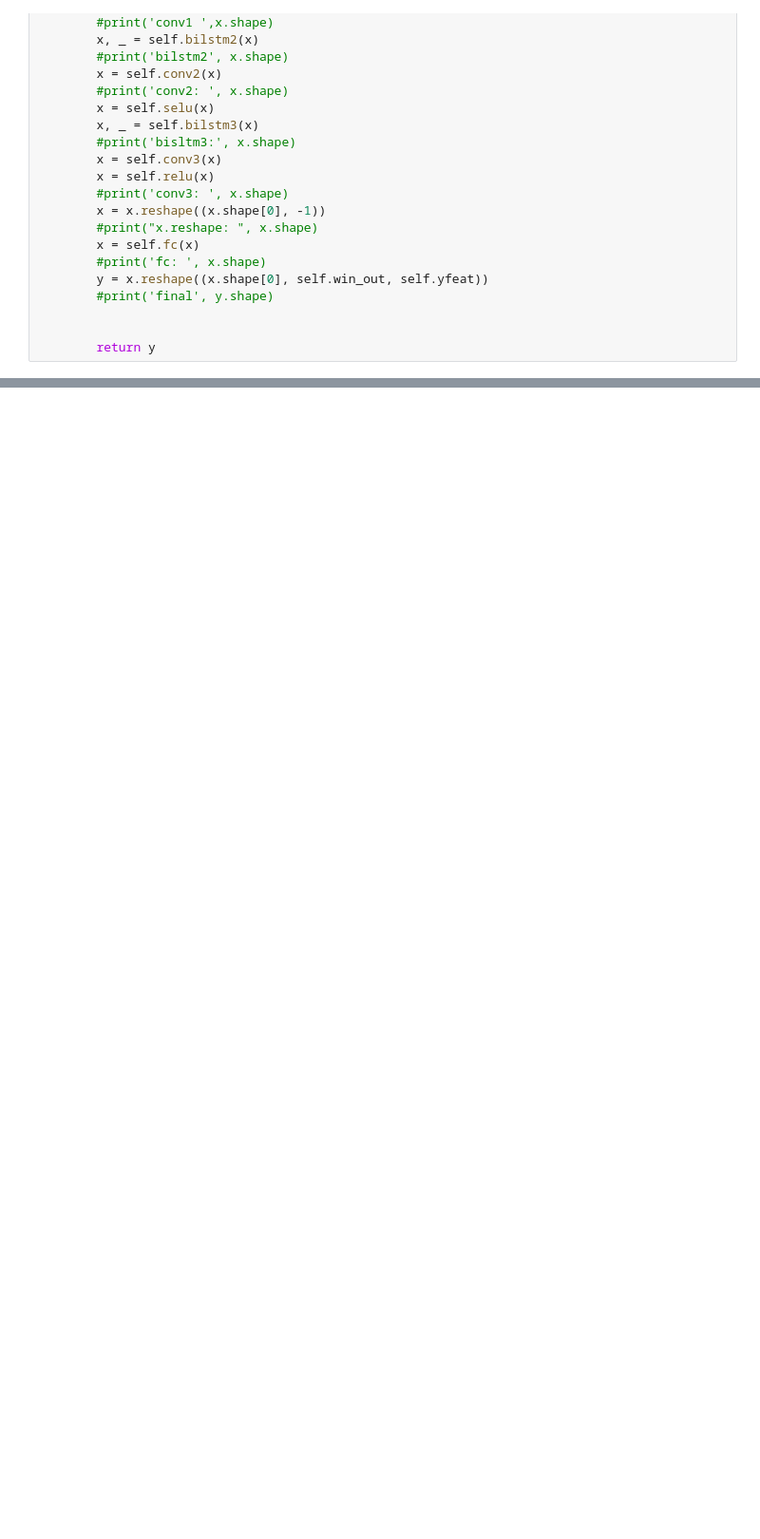
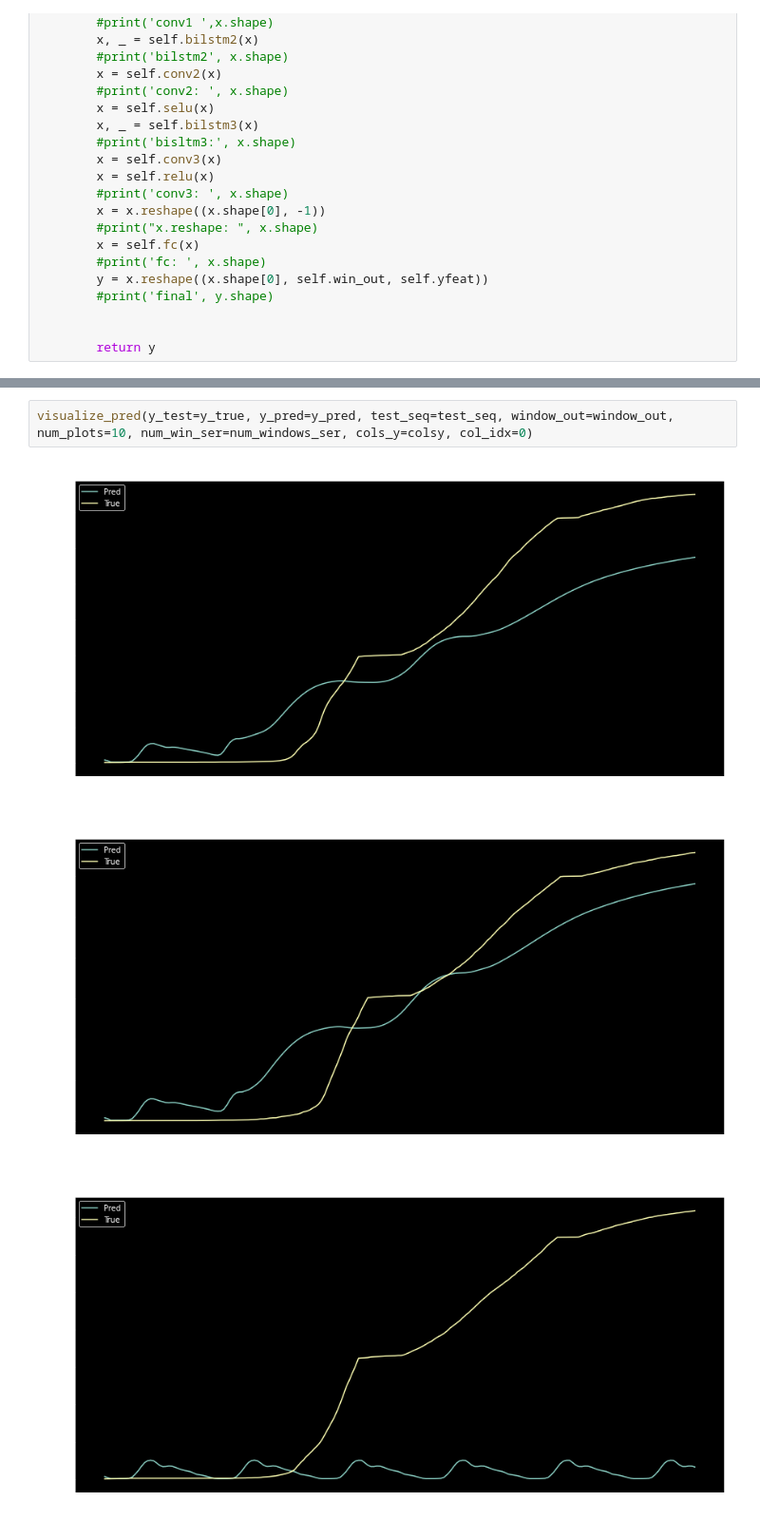
Before and after one commit to matharg7/TSE_SIR, a Jupyter notebook: Conv_Bi_LSTM_torch.ipynb, the cells around one changed output, grey strips where cells are left out. Shown at 95% size. Cells and saved outputs as stored; diff of their text form; blank space fills up the shorter version.

```diff
--- a/Conv_Bi_LSTM_torch.ipynb
+++ b/Conv_Bi_LSTM_torch.ipynb
@@ -85,0 +255,6 @@ Estimated Total Size (MB): 6.54
+# %%
+visualize_pred(y_test=y_true, y_pred=y_pred, test_seq=test_seq, window_out=window_out, num_plots=10, num_win_ser=num_windows_ser, cols_y=colsy, col_idx=0)
+# %% [output]
+[figure, added]
+[figure, added]
+[figure, added]
```
Also changed, not shown: parts of 13 cells of this notebook, 2 other files.
